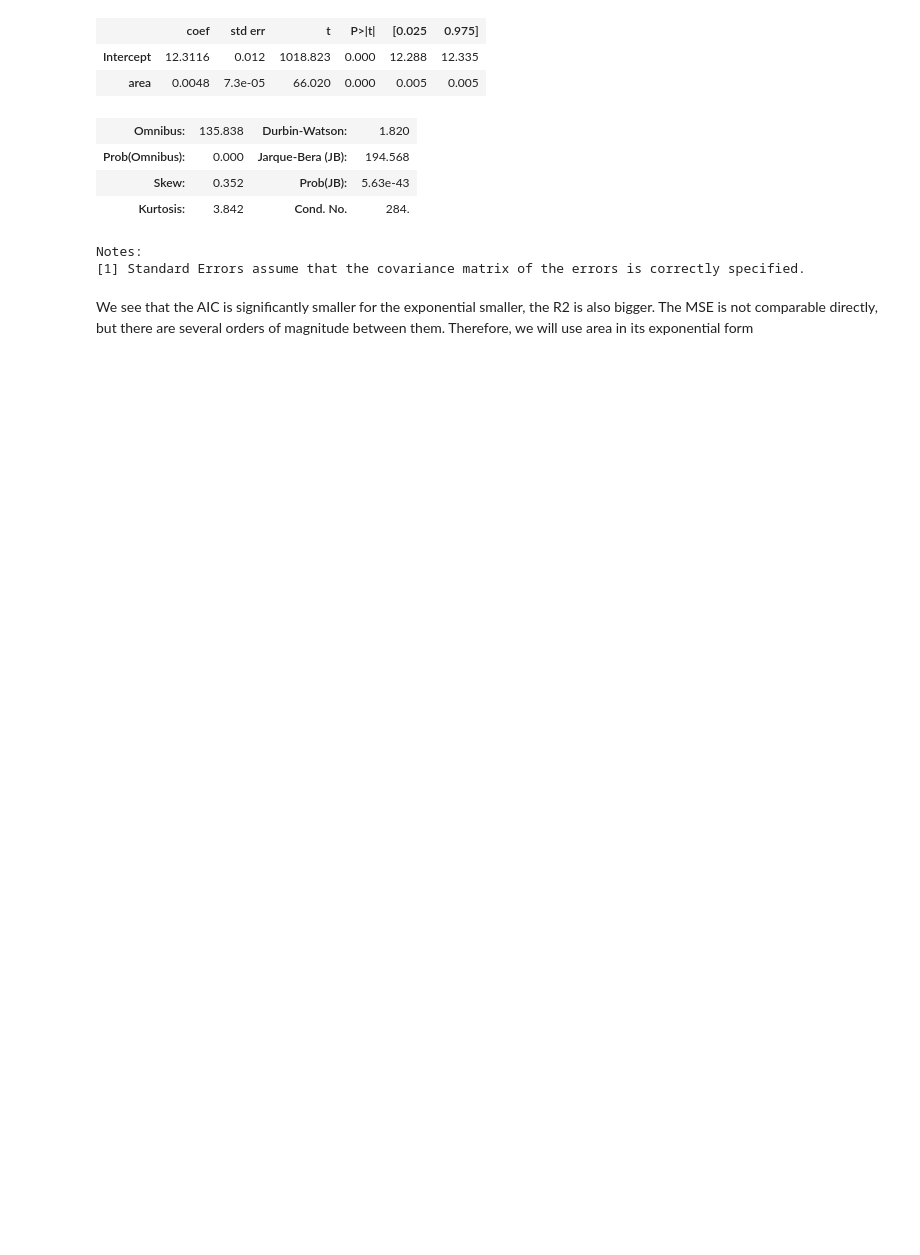
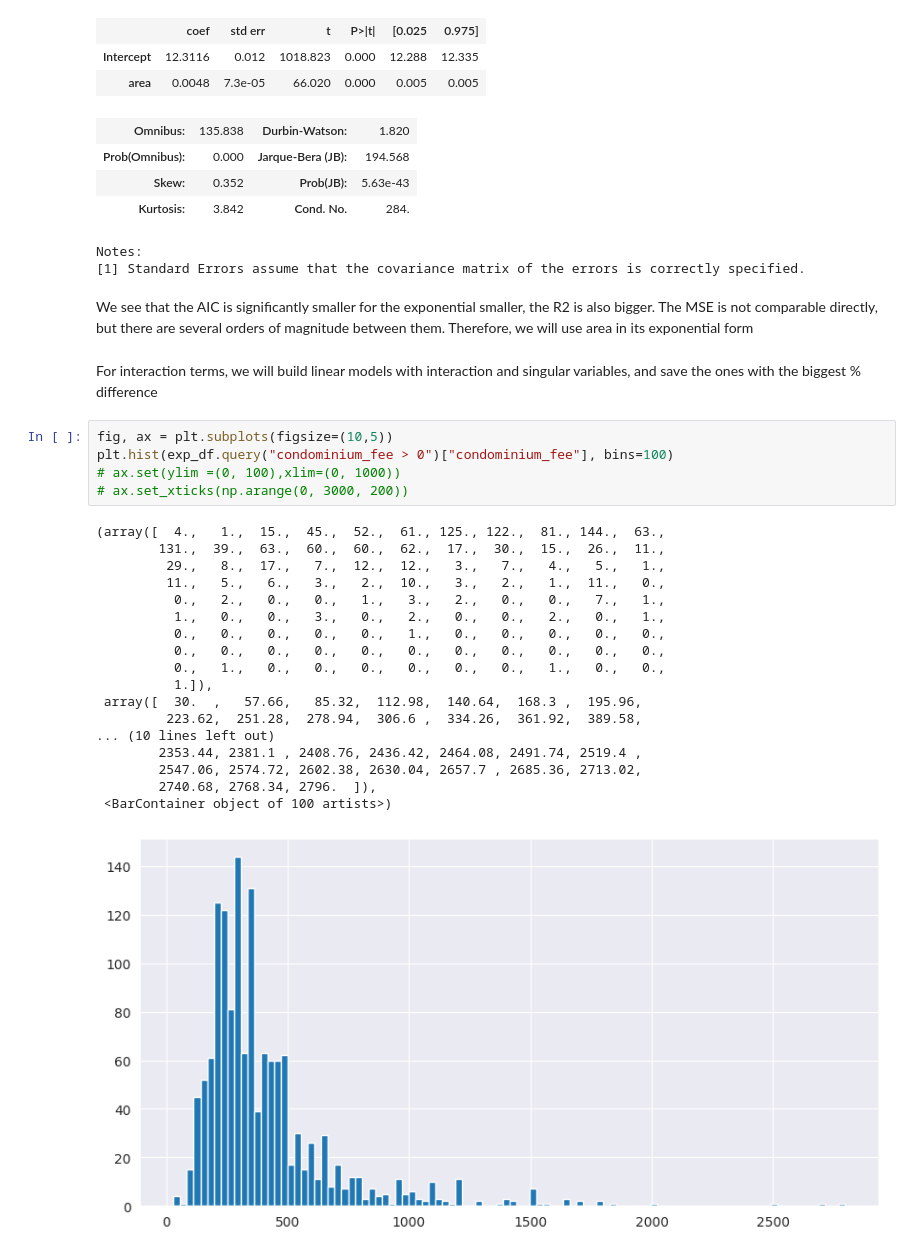
Before and after one commit to clr-cera/IA2025.2, a Jupyter notebook: Trabalho2/eda.ipynb, the cells around one changed output. Saved outputs shown, nothing was run; the diff lists cells and outputs as text; blank space fills up the shorter version.

Commit message:
Linear model fitted and diagnosed

```diff
--- a/Trabalho2/eda.ipynb
+++ b/Trabalho2/eda.ipynb
@@ -223,3 +223,29 @@ Notes:
 [1] Standard Errors assume that the covariance matrix of the errors is correctly specified.
 # %% [markdown]
 We see that the AIC is significantly smaller for the exponential smaller, the R2 is also bigger. The MSE is not comparable directly, but there are several orders of magnitude between them. Therefore, we will use area in its exponential form
+# %% [markdown]
+For interaction terms, we will build linear models with interaction and singular variables, and save the ones with the biggest % difference
+# %%
+fig, ax = plt.subplots(figsize=(10,5))
+plt.hist(exp_df.query("condominium_fee > 0")["condominium_fee"], bins=100)
+# ax.set(ylim =(0, 100),xlim=(0, 1000))
+# ax.set_xticks(np.arange(0, 3000, 200))
+# %% [output]
+(array([  4.,   1.,  15.,  45.,  52.,  61., 125., 122.,  81., 144.,  63.,
+        131.,  39.,  63.,  60.,  60.,  62.,  17.,  30.,  15.,  26.,  11.,
+         29.,   8.,  17.,   7.,  12.,  12.,   3.,   7.,   4.,   5.,   1.,
+         11.,   5.,   6.,   3.,   2.,  10.,   3.,   2.,   1.,  11.,   0.,
+          0.,   2.,   0.,   0.,   1.,   3.,   2.,   0.,   0.,   7.,   1.,
+          1.,   0.,   0.,   3.,   0.,   2.,   0.,   0.,   2.,   0.,   1.,
+          0.,   0.,   0.,   0.,   0.,   1.,   0.,   0.,   0.,   0.,   0.,
+          0.,   0.,   0.,   0.,   0.,   0.,   0.,   0.,   0.,   0.,   0.,
+          0.,   1.,   0.,   0.,   0.,   0.,   0.,   0.,   1.,   0.,   0.,
+          1.]),
+ array([  30.  ,   57.66,   85.32,  112.98,  140.64,  168.3 ,  195.96,
+         223.62,  251.28,  278.94,  306.6 ,  334.26,  361.92,  389.58,
+... (10 lines left out)
+        2353.44, 2381.1 , 2408.76, 2436.42, 2464.08, 2491.74, 2519.4 ,
+        2547.06, 2574.72, 2602.38, 2630.04, 2657.7 , 2685.36, 2713.02,
+        2740.68, 2768.34, 2796.  ]),
+ <BarContainer object of 100 artists>)
+[figure, added]
```
Also changed, not shown: parts of 5 cells of this notebook, 4 other files.
